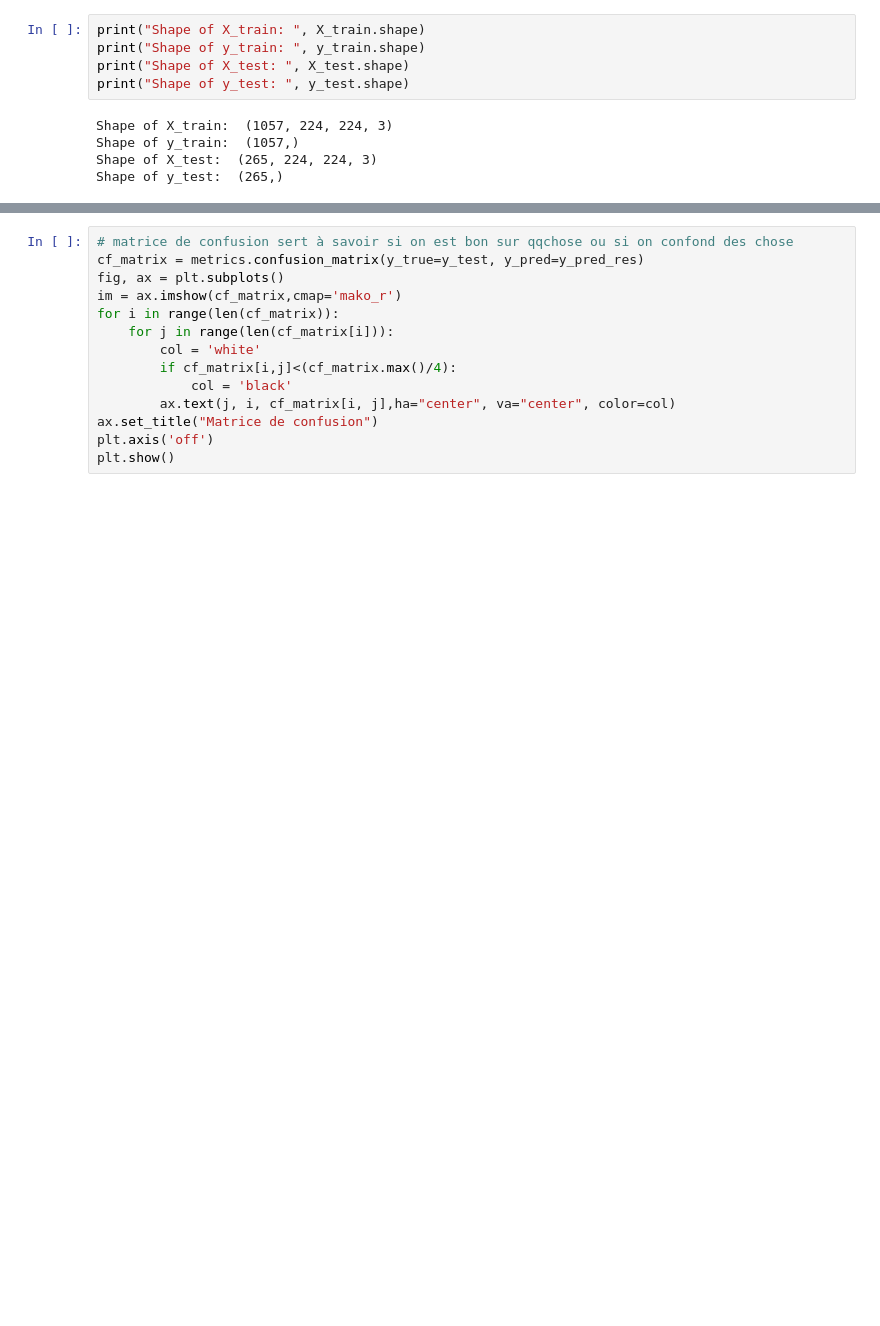
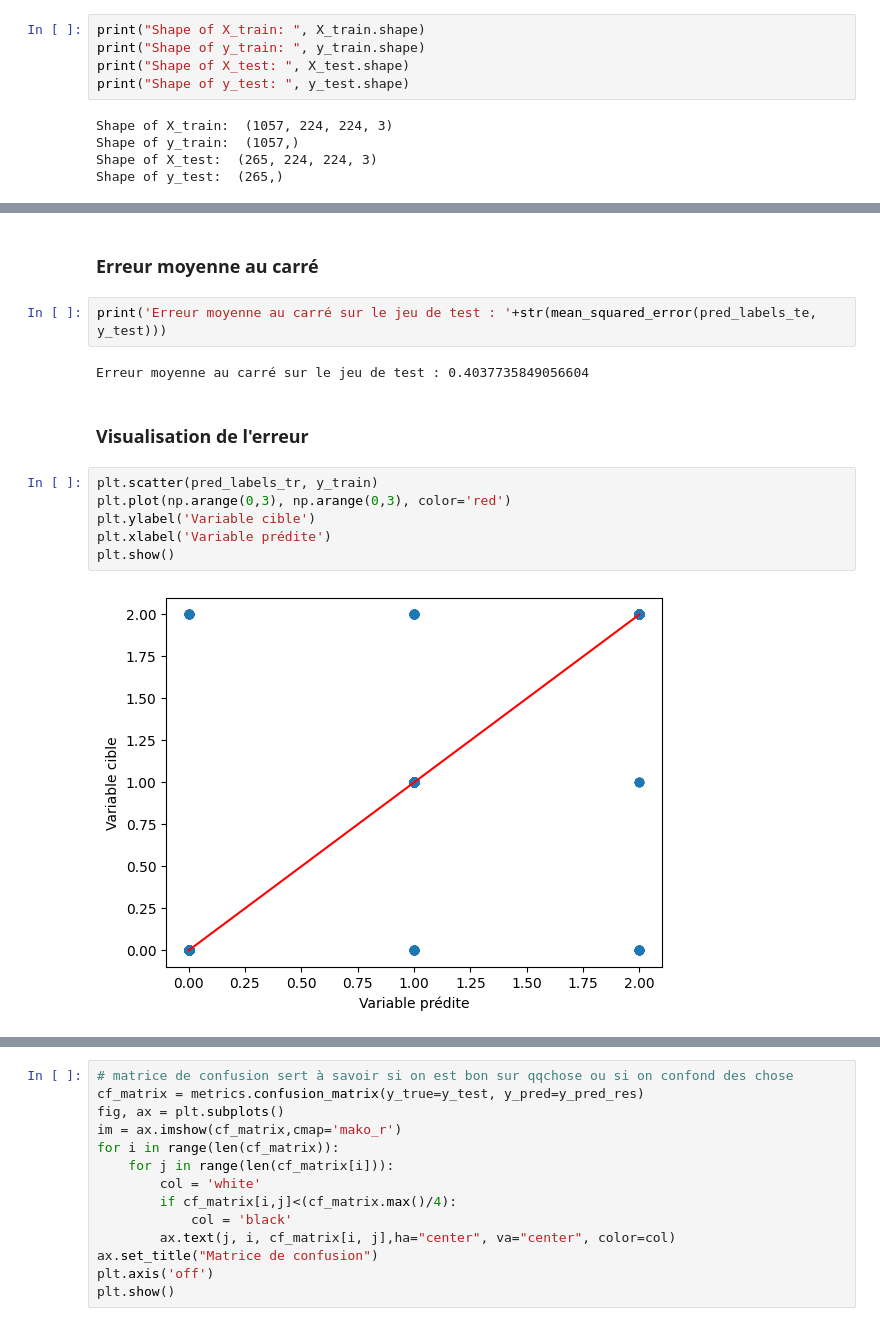
Before and after one commit to leopaul29/Alyra-Jardibot, a Jupyter notebook: dl/test_gpt.ipynb, the cells around one changed output, grey strips where cells are left out. Drawn from its saved outputs; the diff is of its cells as text; blank space fills up the shorter version.

Commit message:
add markdow + accuracy train

```diff
--- a/dl/test_gpt.ipynb
+++ b/dl/test_gpt.ipynb
@@ -190,0 +200,16 @@ pred_labels_te = tf.math.argmax(model.predict(X_test), axis=1)
+# %% [markdown]
+### Erreur moyenne au carré
+# %%
+print('Erreur moyenne au carré sur le jeu de test : '+str(mean_squared_error(pred_labels_te, y_test)))
+# %% [output]
+Erreur moyenne au carré sur le jeu de test : 0.4037735849056604
+# %% [markdown]
+### Visualisation de l'erreur
+# %%
+plt.scatter(pred_labels_tr, y_train)
+plt.plot(np.arange(0,3), np.arange(0,3), color='red')
+plt.ylabel('Variable cible')
+plt.xlabel('Variable prédite')
+plt.show()
+# %% [output]
+[figure, added]
```
Also changed, not shown: parts of 18 cells of this notebook.
